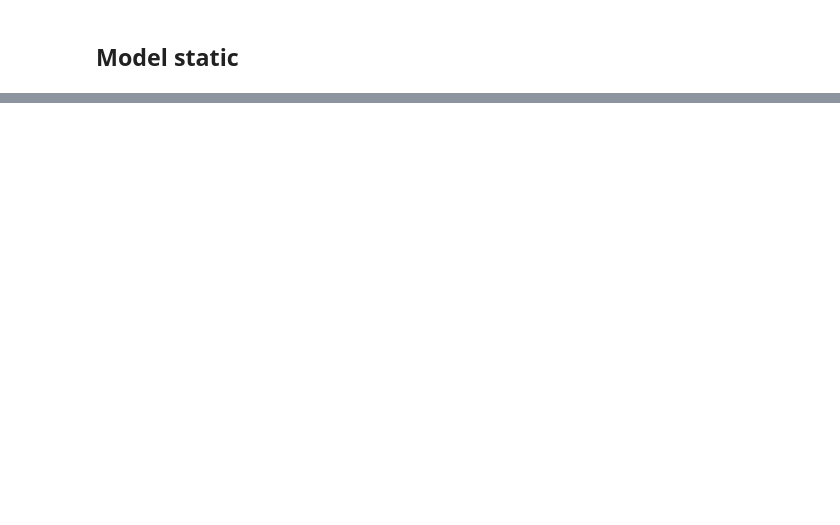
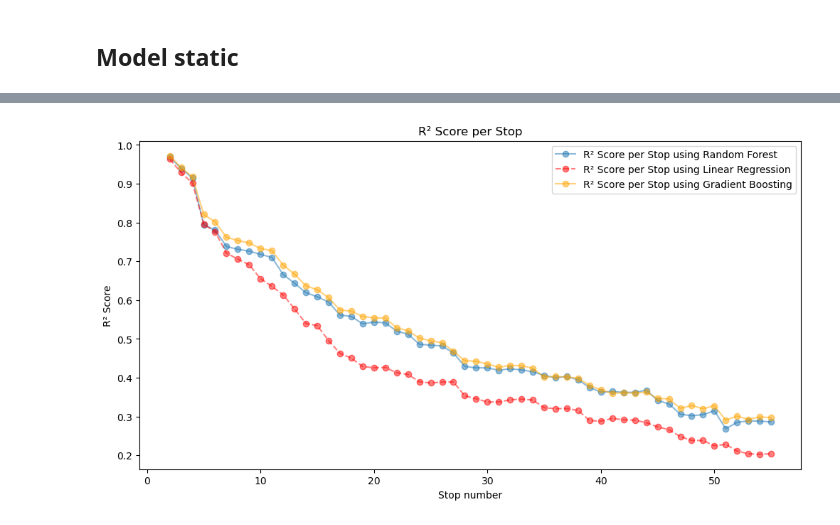
Before and after one commit to LeiY769/DataProject, a Jupyter notebook: Modeling/static_station.ipynb, the cells around one changed output, grey strips where cells are left out. Cells and saved outputs as stored; diff of their text form; code cells hidden in the pictures; blank space fills up the shorter version.

```diff
--- a/Modeling/static_station.ipynb
+++ b/Modeling/static_station.ipynb
@@ -113,7 +113,7 @@ merged_df.loc[index, "planned_time_departure"] = merged_df.loc[index, "planned_t
 
 mask = merged_df.loc[index, "delay_departure"] == None
 merged_df.loc[index, "delay_departure"] = merged_df.loc[index, "delay_arrival"]
-merged_df = merged_df.ffill(axis=1).bfill(axis=1)
+#merged_df = merged_df.ffill(axis=1).bfill(axis=1)
 
 query = """
 SELECT
@@ -180,6 +180,10 @@ for i in range(0, len(final_df), 57):
         print("Not enough data for this trajet, skipping")
         continue
 
+    if trajet.isnull().values.any():
+        print(f"Skipping trajet starting at index {i}: contains NaN")
+        continue
+
     if trajet['delay_arrival'].abs().max() > 36000:
         print("Delay arrival exceeds 10000 seconds, skipping")
         continue
@@ -232,0 +343,23 @@ print("R² mean with multi output :", r2_scores)
+# %%
+import numpy as np
+import matplotlib.pyplot as plt
+from sklearn.metrics import r2_score
+
+Y_pred = multi_rf.predict(X_test)
+
+r2_per_stop = []
+for i in range(Y_test.shape[1]):
+    r2 = r2_score(Y_test[:, i], Y_pred[:, i])
+    r2_per_stop.append(r2)
+
+plt.figure(figsize=(12, 6))
+plt.plot(range(2, 56), r2_per_stop, marker='o',alpha=0.5, label='R² Score per Stop using Random Forest')
+plt.plot(range(2, 56), r2_per_stop_l, marker='o', linestyle='--', alpha=0.5, color='red' , label='R² Score per Stop using Linear Regression')
+plt.plot(range(2, 56), r2_per_stop_g, marker='o', linestyle='-', alpha=0.5, color='orange' , label='R² Score per Stop using Gradient Boosting')
+plt.xlabel('Stop number')
+plt.ylabel('R² Score')
+plt.title('R² Score per Stop')
+plt.legend()
+plt.show()
+# %% [output]
+[figure, added]
```
Also changed, not shown: parts of 7 cells of this notebook, 4 other files.
